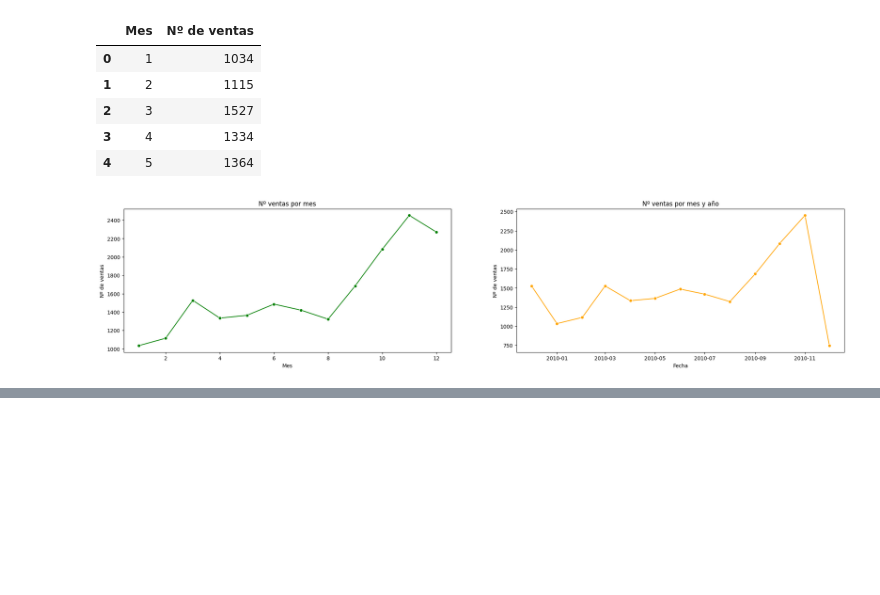
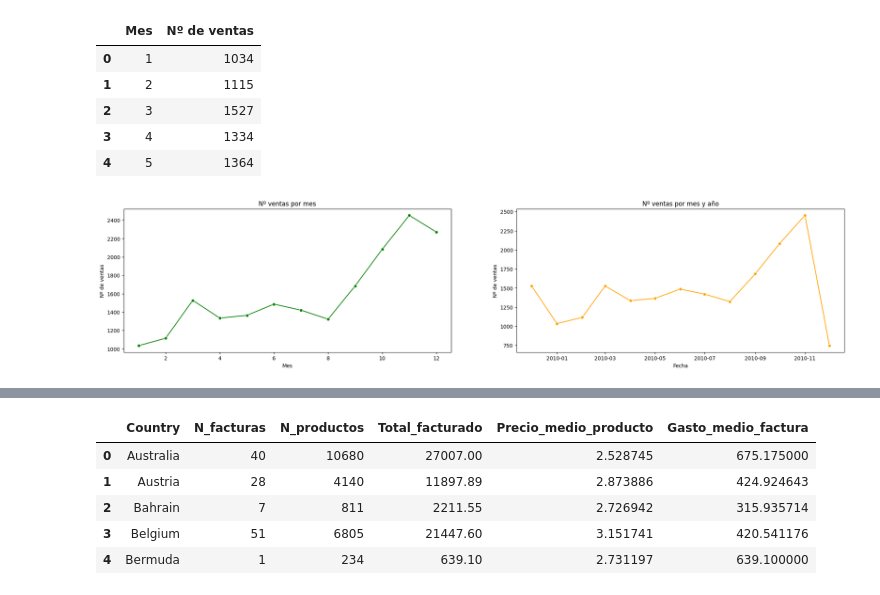
Before and after one commit to AnaAGG/Market-Basket-Analysis, a Jupyter notebook: notebooks/01-analisis-exploratorio.ipynb, the cells around one changed output, grey strips where cells are left out. Saved outputs shown, nothing was run; the diff lists cells and outputs as text; code cells hidden in the pictures; blank space fills up the shorter version.

```diff
--- a/notebooks/01-analisis-exploratorio.ipynb
+++ b/notebooks/01-analisis-exploratorio.ipynb
@@ -408,0 +473,21 @@ axes[1].set_title("Nº ventas por mes y año");
+# %%
+# creo todas las agrupaciones para mi objetivo
+df_por_pais = df.groupby("Country").agg(
+    N_facturas=("Invoice", "nunique"),
+    N_productos=("Quantity", "sum"),
+    Total_facturado=("TotalPrice", "sum")
+).reset_index()
+
+# calculo el precio medio por producto
+df_por_pais["Precio_medio_producto"] = df_por_pais["Total_facturado"] / df_por_pais["N_productos"]
+
+# calculo el precio medio por transaccion
+df_por_pais["Gasto_medio_factura"] = df_por_pais["Total_facturado"] / df_por_pais["N_facturas"]
+df_por_pais.head()
+# %% [output]
+|  | Country | N_facturas | N_productos | Total_facturado | Precio_medio_producto | Gasto_medio_factura |
+| 0 | Australia | 40 | 10680 | 27007.00 | 2.528745 | 675.175000 |
+| 1 | Austria | 28 | 4140 | 11897.89 | 2.873886 | 424.924643 |
+| 2 | Bahrain | 7 | 811 | 2211.55 | 2.726942 | 315.935714 |
+| 3 | Belgium | 51 | 6805 | 21447.60 | 3.151741 | 420.541176 |
+| 4 | Bermuda | 1 | 234 | 639.10 | 2.731197 | 639.100000 |
```
Also changed, not shown: parts of 19 cells of this notebook, 1 other file.
